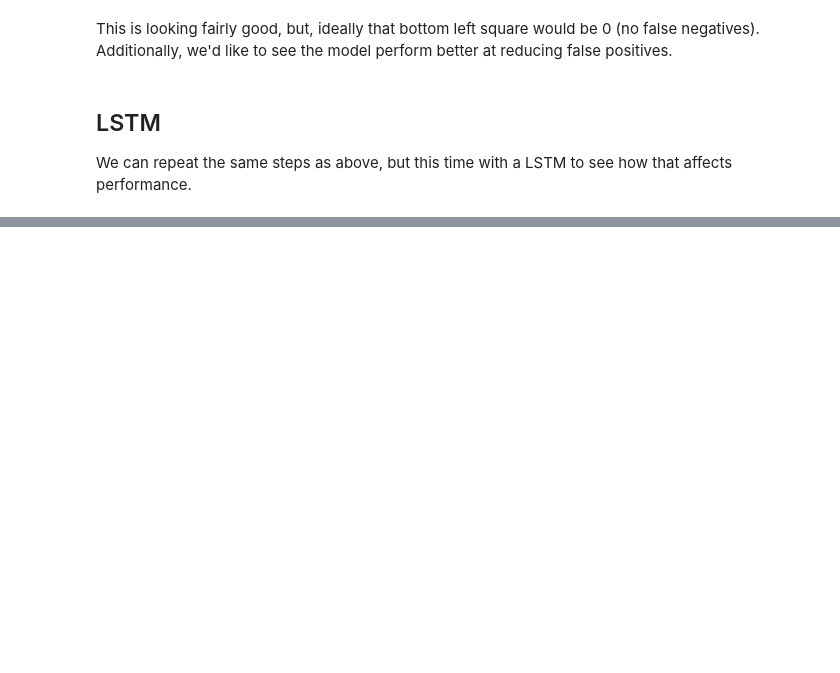
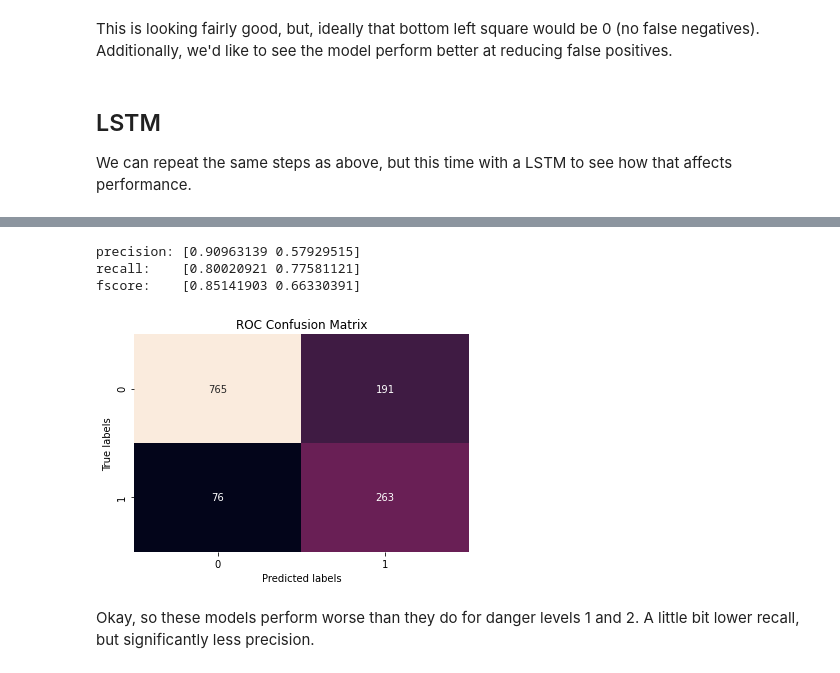
Before and after one commit to NVE/avalanche_ml, a Jupyter notebook: notebooks/training/neural_networks_danger_level_3.ipynb, the cells around one changed output, grey strips where cells are left out. Saved outputs shown, nothing was run; the diff lists cells and outputs as text; code cells hidden in the pictures; blank space fills up the shorter version.

```diff
--- a/notebooks/training/neural_networks_danger_level_3.ipynb
+++ b/notebooks/training/neural_networks_danger_level_3.ipynb
@@ -444,0 +476,10 @@ fscore:    [0.84828164 0.6532567 ]
+# %%
+best_rnn = tf.keras.models.load_model('models/rnn_dl_3')
+test_preds = plot_confusion_matrix(best_rnn, batchX_test, np.argmax(batchY_test, axis=1))
+# %% [output]
+precision: [0.90963139 0.57929515]
+recall:    [0.80020921 0.77581121]
+fscore:    [0.85141903 0.66330391]
+[figure, added]
+# %% [markdown]
+Okay, so these models perform worse than they do for danger levels 1 and 2. A little bit lower recall, but significantly less precision.
```
Also changed, not shown: parts of 16 cells of this notebook, 57 other files.
